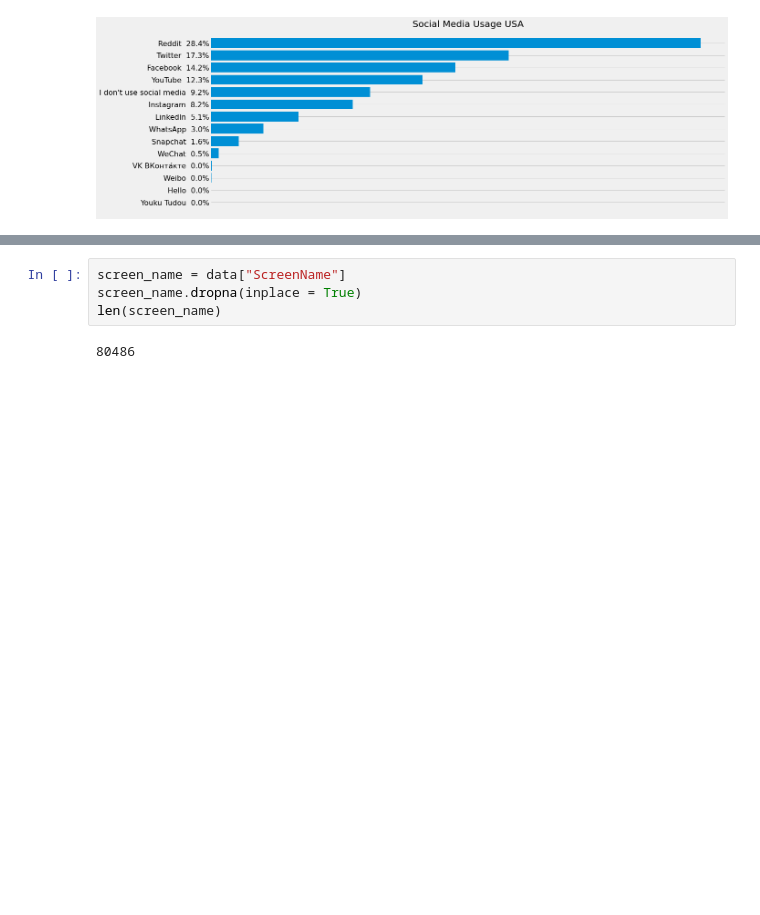
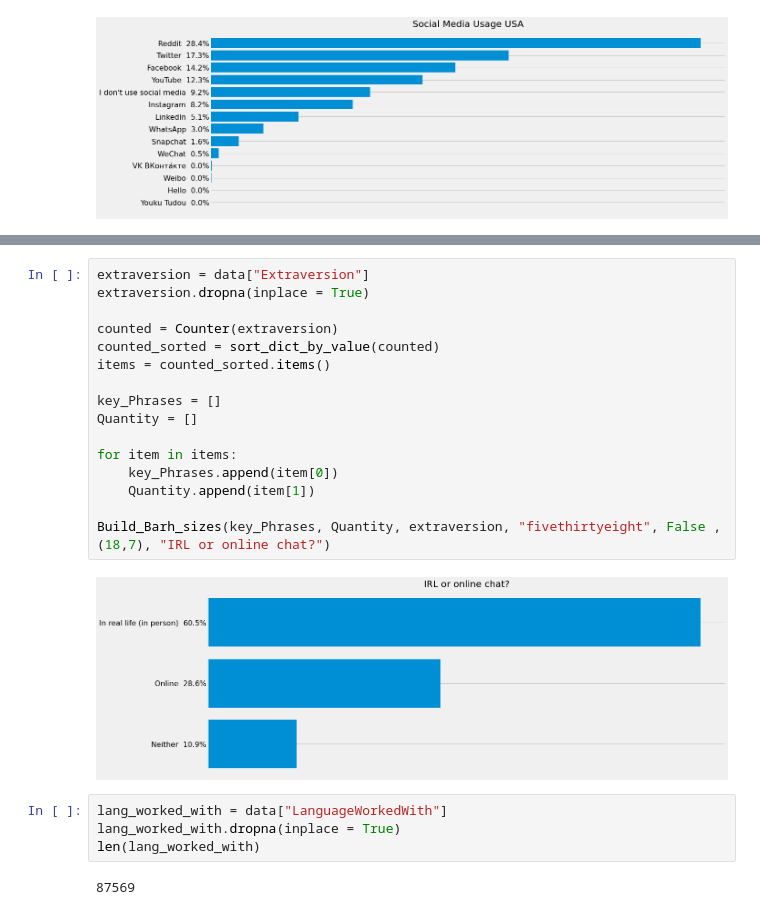
Before and after one commit to qristinius/Stackoverflow-Survey-2019, a Jupyter notebook: dev_survey_results_2019.ipynb, the cells around one changed output, grey strips where cells are left out. Saved outputs shown, nothing was run; the diff lists cells and outputs as text; blank space fills up the shorter version.

```diff
--- a/dev_survey_results_2019.ipynb
+++ b/dev_survey_results_2019.ipynb
@@ -976,6 +993,24 @@ Build_Barh_sizes(key_Phrases, Quantity, Soc_media_use_usa, "fivethirtyeight", Fa
+# %%
+extraversion = data["Extraversion"]
+extraversion.dropna(inplace = True)
+
+counted = Counter(extraversion)
+counted_sorted = sort_dict_by_value(counted)
+items = counted_sorted.items()
+
+key_Phrases = []
+Quantity = []
+
+for item in items:
+    key_Phrases.append(item[0])
+    Quantity.append(item[1])
+
+Build_Barh_sizes(key_Phrases, Quantity, extraversion, "fivethirtyeight", False , (18,7), "IRL or online chat?")
+# %% [output]
+[figure, added]
 # %%
-screen_name = data["ScreenName"]
-screen_name.dropna(inplace = True)
-len(screen_name)
+lang_worked_with = data["LanguageWorkedWith"]
+lang_worked_with.dropna(inplace = True)
+len(lang_worked_with)
 # %% [output]
-80486
+87569
```
Also changed, not shown: parts of 1 cell of this notebook.
